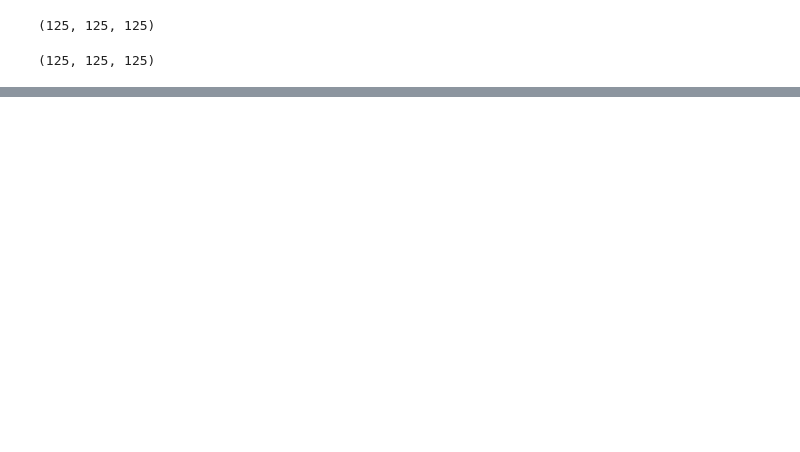
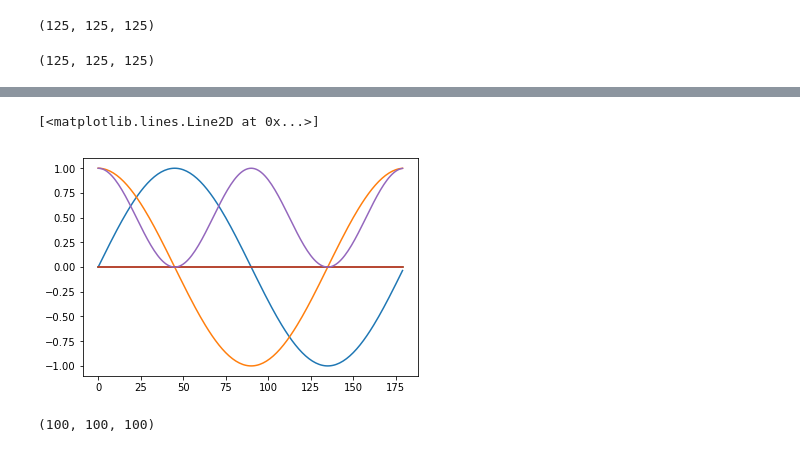
Before and after one commit to alesgenova/pbcpy, a Jupyter notebook: notebooks/pbcpy2.ipynb, the cells around one changed output, grey strips where cells are left out. Cells and saved outputs as stored; diff of their text form; code cells hidden in the pictures; blank space fills up the shorter version.

Commit message:
gradient and sigma seem to be correct. all that is left is double checking the scaling of the g vectors

```diff
--- a/notebooks/pbcpy2.ipynb
+++ b/notebooks/pbcpy2.ipynb
@@ -107,0 +140,28 @@ rho_g.grid.g[...,2].shape
+# %%
+n = 180
+nr = n,n,n
+m = 1
+griddata_3d = np.zeros(nr,dtype=float)
+for i in range(n):
+    theta = m*2*np.pi*i/n
+    val = np.sin(theta)
+    griddata_3d[i,:,:] = val
+grid = DirectGrid(lattice=np.identity(3)*2*np.pi,nr=(n,n,n),)
+rho = DirectField(grid=grid, griddata_3d=griddata_3d)
+gradrho = rho.gradient()
+sigmarho = rho.sigma()
+# %%
+gradrho[:,0,0,:]
+plt.plot(rho[:,0,0,0])
+plt.plot((n/m)*gradrho[:,0,0,0])
+plt.plot((n/m)*gradrho[:,0,0,1])
+plt.plot((n/m)*gradrho[:,0,0,2])
+plt.plot((n/m)**2*sigmarho[:,0,0])
+# %% [output]
+[<matplotlib.lines.Line2D at 0x...>]
+[figure, added]
+# %%
+sigma = np.einsum("ijkl,ijkl->ijk", gradrho.real, gradrho.real)
+sigma.shape
+# %% [output]
+(100, 100, 100)
```
Also changed, not shown: parts of 8 cells of this notebook, 1 other file.
